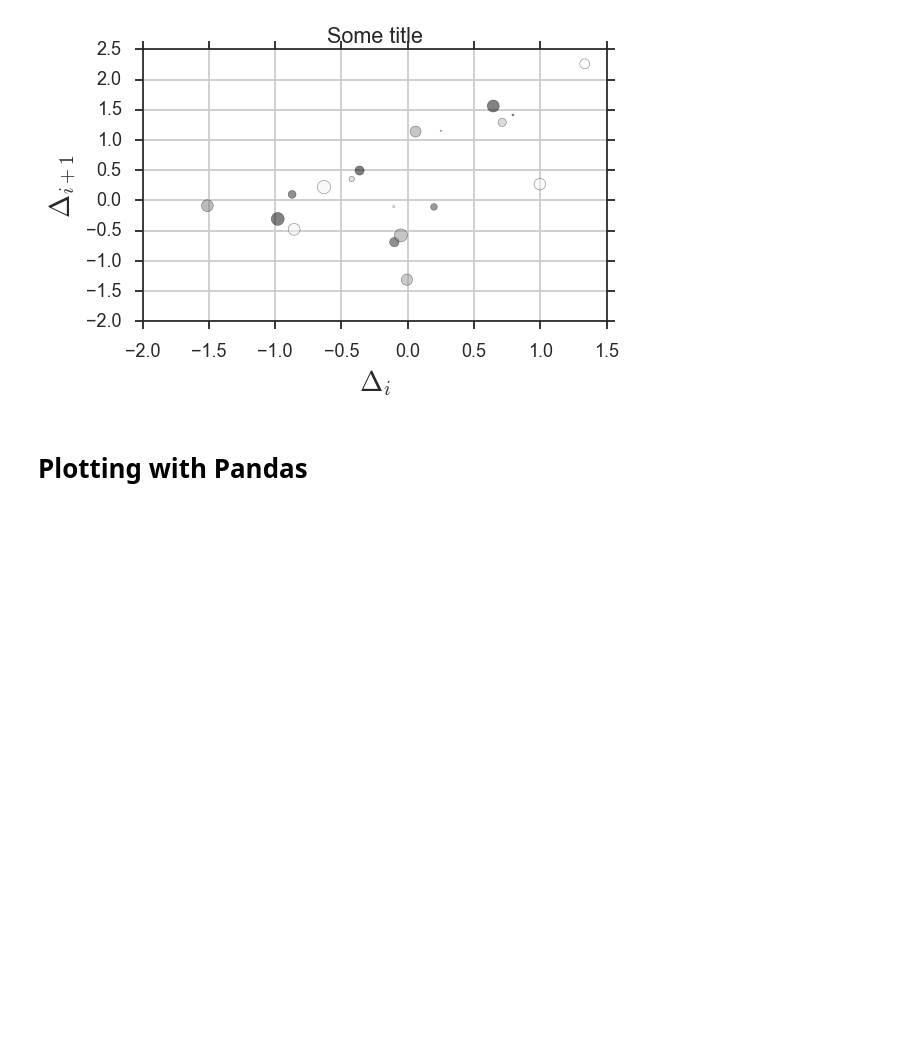
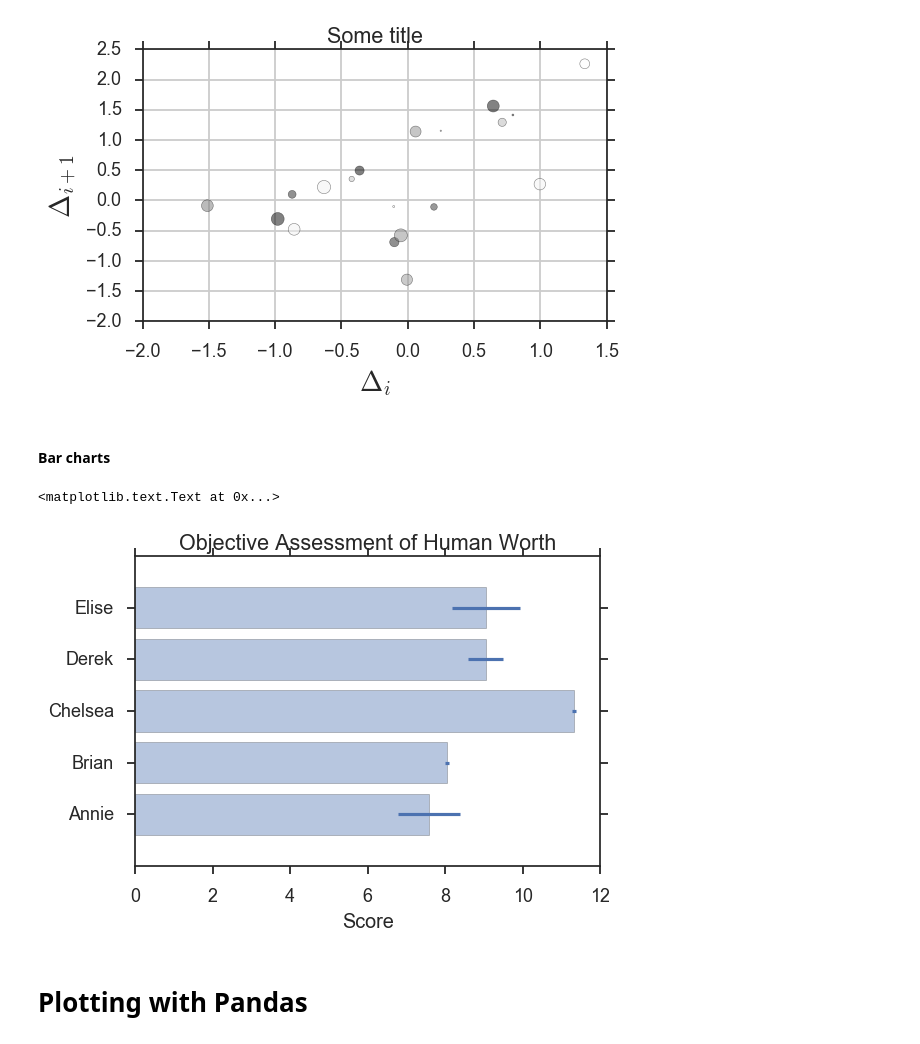
Before and after one commit to ihmeuw/ihme-python-course, a Jupyter notebook: Lecture 6/Lecture 6 - Plotting (Complete).ipynb, the cells around one changed output. Saved outputs shown, nothing was run; the diff lists cells and outputs as text; code cells hidden in the pictures; blank space fills up the shorter version.

Commit message:
bar chart example

```diff
--- a/Lecture 6/Lecture 6 - Plotting (Complete).ipynb
+++ b/Lecture 6/Lecture 6 - Plotting (Complete).ipynb
@@ -193,6 +193,22 @@ ax.grid(True)
 fig.tight_layout()
 # %% [output]
 [figure]
+# %% [markdown]
+#### Bar charts
+# %%
+people = ['Annie', 'Brian', 'Chelsea', 'Derek', 'Elise']
+performance = 3 + 10 * np.random.rand(len(people))
+error = np.random.rand(len(people))
+# %%
+fig, ax = plt.subplots()
+ax.barh(np.arange(len(people)), performance, xerr=error, align='center', alpha=0.4)
+ax.set_yticks(np.arange(len(people)))
+ax.set_yticklabels(people)
+ax.set_xlabel('Score')
+ax.set_title('Objective Assessment of Human Worth')
+# %% [output]
+<matplotlib.text.Text at 0x...>
+[figure, added]
 # %% [markdown]
 # Plotting with Pandas
 # %% [markdown]
```
